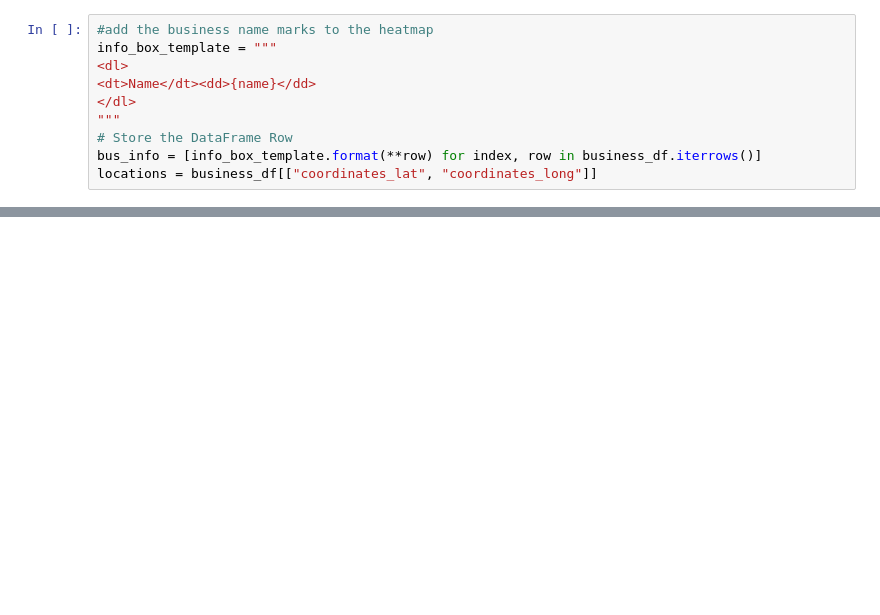
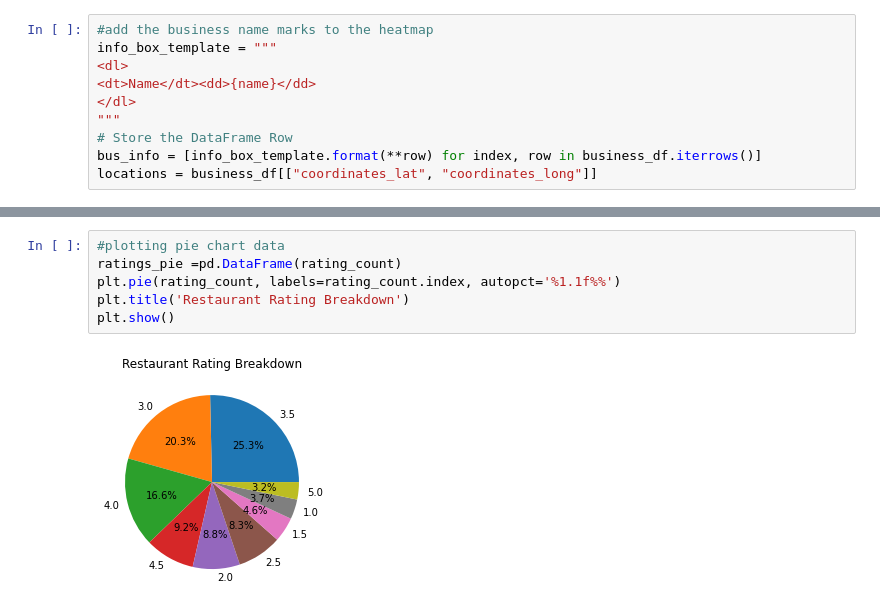
Before and after one commit to RichKirsch80/Competive-Market-Analysis-, a Jupyter notebook: Updated_yelpDetails.ipynb, the cells around one changed output, grey strips where cells are left out. Drawn from its saved outputs; the diff is of its cells as text; blank space fills up the shorter version.

```diff
--- a/Updated_yelpDetails.ipynb
+++ b/Updated_yelpDetails.ipynb
@@ -193,0 +176,8 @@ business_df.to_csv('restaurant_detailed.csv', index = False)
+# %%
+#plotting pie chart data
+ratings_pie =pd.DataFrame(rating_count)
+plt.pie(rating_count, labels=rating_count.index, autopct='%1.1f%%')
+plt.title('Restaurant Rating Breakdown')
+plt.show()
+# %% [output]
+[figure, added]
```
Also changed, not shown: parts of 11 cells of this notebook.
